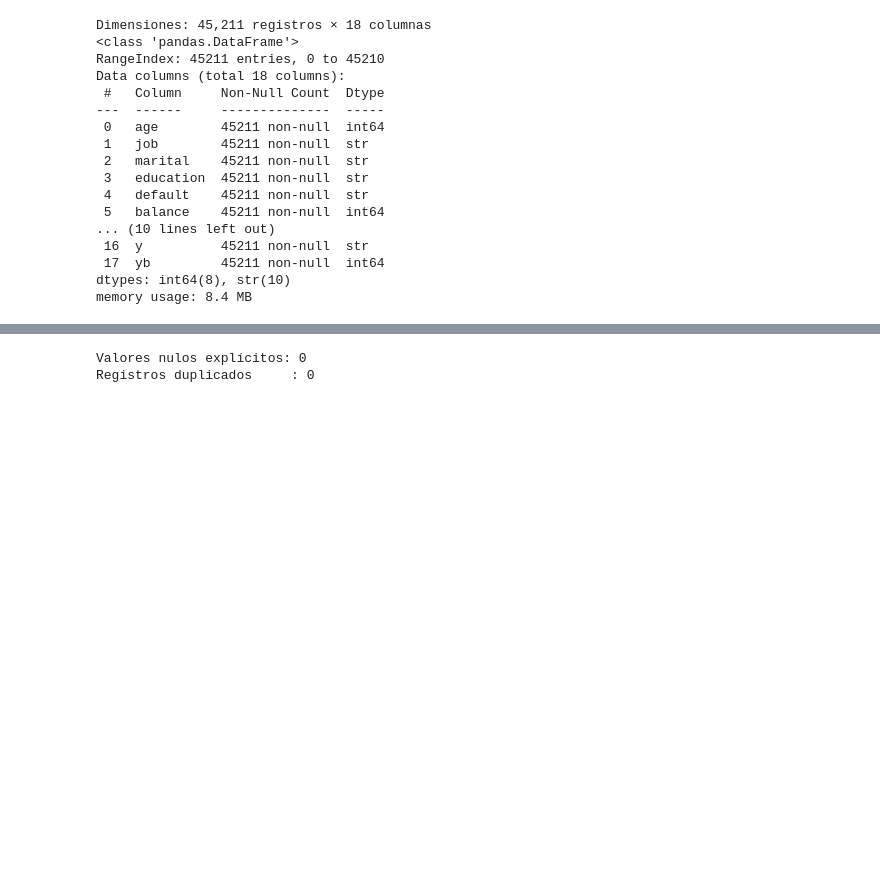
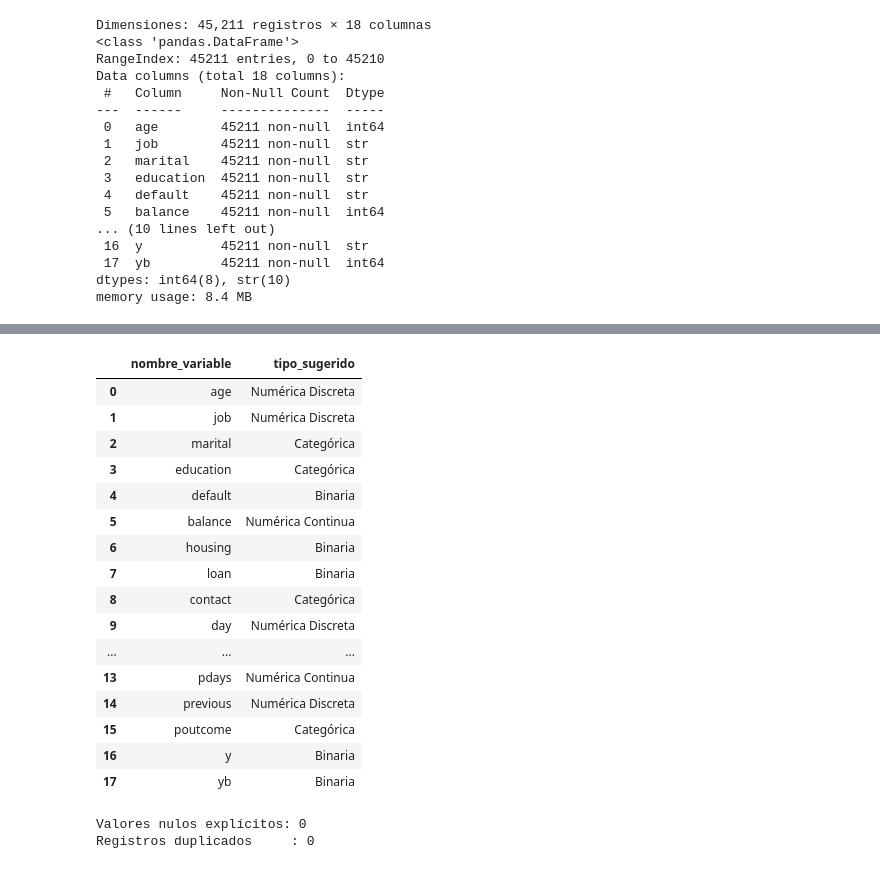
Before and after one commit to claudiafranzoni/Proyecto_Modelo_machine_learning, a Jupyter notebook: main.ipynb, the cells around one changed output, grey strips where cells are left out. Cells and saved outputs as stored; diff of their text form; code cells hidden in the pictures; blank space fills up the shorter version.

```diff
--- a/main.ipynb
+++ b/main.ipynb
@@ -92,3 +118,23 @@ memory usage: 8.4 MB
+# %%
+tipifica_variables(df, 10, 0.3)
+# %% [output]
+|  | nombre_variable | tipo_sugerido |
+| 0 | age | Numérica Discreta |
+| 1 | job | Numérica Discreta |
+| 2 | marital | Categórica |
+| 3 | education | Categórica |
+| 4 | default | Binaria |
+| 5 | balance | Numérica Continua |
+| 6 | housing | Binaria |
+| 7 | loan | Binaria |
+| 8 | contact | Categórica |
+| 9 | day | Numérica Discreta |
+| ... | ... | ... |
+| 13 | pdays | Numérica Continua |
+| 14 | previous | Numérica Discreta |
+| 15 | poutcome | Categórica |
+| 16 | y | Binaria |
+| 17 | yb | Binaria |
 # %%
 # Nulos explícitos y registros duplicados
 print("Valores nulos explícitos:", df.isna().sum().sum())
```
Also changed, not shown: parts of 4 cells of this notebook, 6 other files.
